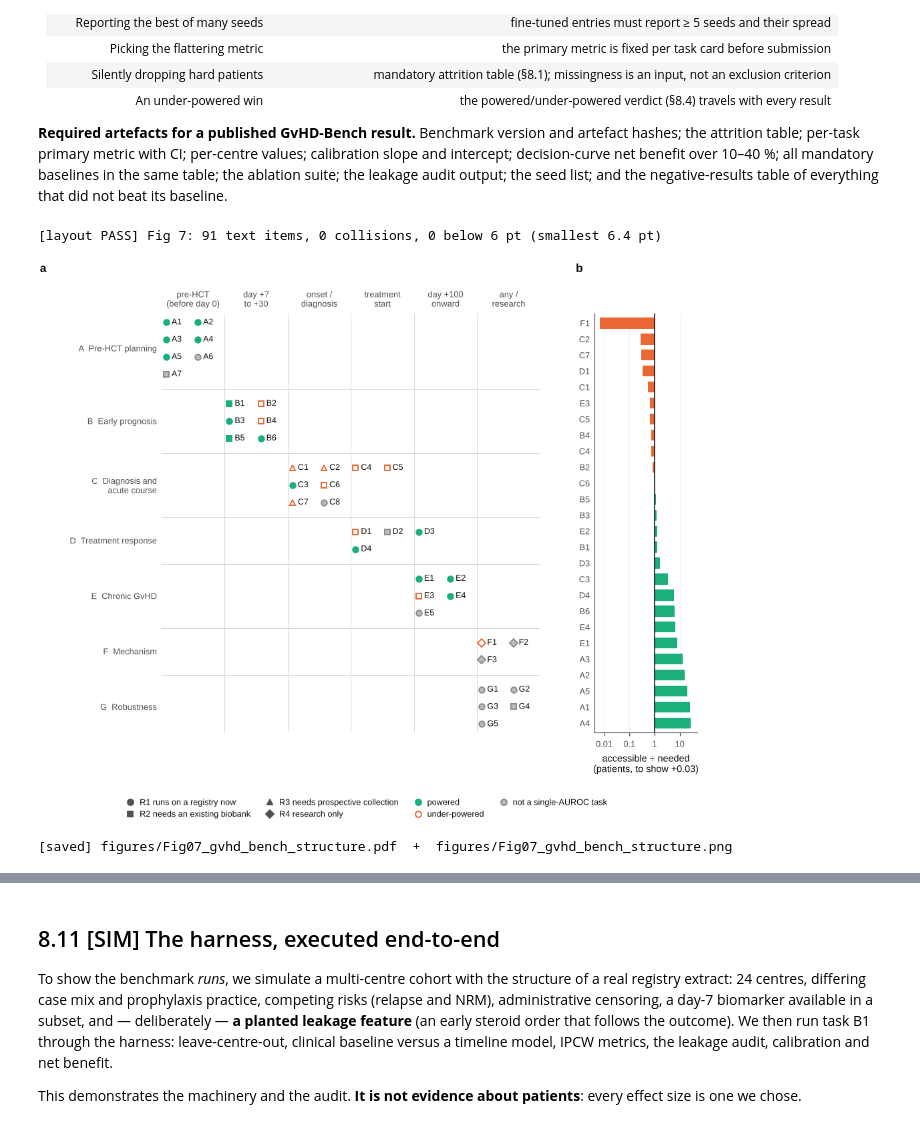
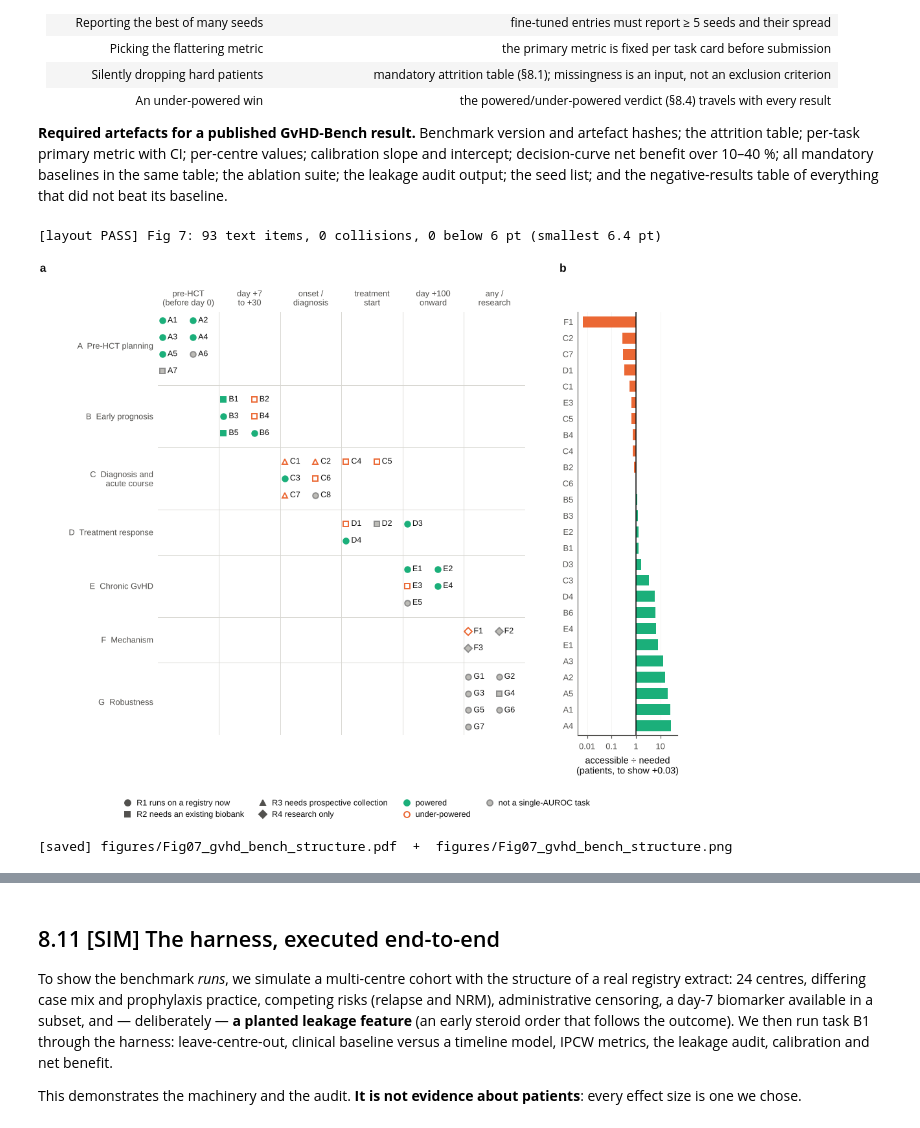
Before and after one commit to dhillonv10/benchmark-paper, a Jupyter notebook: ALLO_FM_GvHD_foundation_model.ipynb, the cells around one changed output, grey strips where cells are left out. Saved outputs shown, nothing was run; the diff lists cells and outputs as text; code cells hidden in the pictures.

```diff
--- a/ALLO_FM_GvHD_foundation_model.ipynb
+++ b/ALLO_FM_GvHD_foundation_model.ipynb
@@ -1492,18 +1571,16 @@ ax.set_ylabel('event tokens per patient'); ax.set_xlabel('data tier (cumulative)
 ax = fig.add_subplot(gs[0, 1]); ygrid(ax)                                       # (b) compute-optimal size
 for tiers, c in (('A', PAL['seq'][0]), ('A+B', PAL['seq'][3])):
     q = cmp[(cmp.tiers == tiers) & (cmp.regime.str.startswith('compute'))].sort_values('patients')
-    ax.plot(q.patients, q.parameters / 1e6, marker='o', ms=3.4, color=c, lw=1.6, label=f'Tier {tiers}', zorder=3)
+    ax.plot(q.patients, q.params / 1e6, marker='o', ms=3.4, color=c, lw=1.6, label=f'Tier {tiers}', zorder=3)
 band = ax.axhspan(30, 200, color=PAL['aqua'], alpha=.16, lw=0, label='ALLO-FM v1: 30–200 M')
 ax.set_xscale('log'); ax.set_yscale('log'); ax.set_ylim(1e-2, 2e4); ax.set_xlim(7e2, 7e5)
 ax.set_xlabel('patients in the pretraining corpus'); ax.set_ylabel('compute-optimal size (M parameters)')
 ax.legend(loc='upper left', labelspacing=.3); panel(ax, 'b')
 ax = fig.add_subplot(gs[0, 2]); ygrid(ax)                                       # (c) the bill
-REF = [('one run\nA+B, 100k', gpu_opt, PAL['aqua']), ('whole\nprogramme', gpu_opt * 40, PAL['seq'][2]),
-       ('7B LLM\n(for scale)', 6 * 7e9 * 2e12 / FLOPS_A100 / 3600, PAL['grey'])]
+REF = [('one run', gpu_opt, PAL['aqua']), ('programme', PROG_H, PAL['seq'][2]), ('7B LLM', a100_hours(LLM_FLOPS), PAL['grey'])]
 ax.bar(range(3), [r[1] for r in REF], color=[r[2] for r in REF], width=.6, zorder=3)
 for i, (lab, v, c) in enumerate(REF):
-    txt = f'{v:,.0f} h\n${v * COST_A100:,.0f}' if v < 1e5 else f'{v:,.0f} h\n${v * COST_A100 / 1e6:.1f}M'
-    ax.text(i, v * 1.6, txt, ha='center', va='bottom', fontsize=6.4, fontweight='bold')
+    ax.text(i, v * 1.6, f'{fmt_h(v)}\n{fmt_usd(v * USD_PER_H)}', ha='center', va='bottom', fontsize=6.4, fontweight='bold')
 ax.set_yscale('log'); ax.set_ylim(1, 1e8); ax.set_xticks(range(3)); ax.set_xticklabels([r[0] for r in REF])
 ax.set_ylabel('A100-hours (log scale)'); panel(ax, 'c')
 finish(fig, 6, 'training_requirements',
@@ -1511,6 +1588,7 @@ finish(fig, 6, 'training_requirements',
        'tiers: the EHR timeline (Tier B) supplies nearly all of them, and the deep assays add almost none while costing the '
        'most to obtain. (b) Compute-optimal model size at 20 tokens per parameter: a realistic corpus implies tens to '
        'low hundreds of millions of parameters, not billions (Tier A+B+C lies on the A+B line). (c) Pretraining cost at '
-       '$2 per A100-hour against a general 7B language model. Compute is not the binding constraint.')
+       '$2 per A100-hour, 30% utilisation and 4 epochs: one run (100,000 patients, Tier A+B), the whole enumerated programme (§7.2 table), and a general 7B language model. '
+       'Compute is not the binding constraint; assay and collection cost is (§9.8).')
 # %% [output]
 [layout PASS] Fig 6: 47 text items, 0 collisions, 0 below 6 pt (smallest 6.4 pt)
@@ -1773,21 +1857,9 @@ CARDS = {
  'F3': ('R4', 'D', 40, 'held-out perturbations', (None, None)),
  'G1': ('R1', 'as parent', 120000, 'temporal', (None, None)), 'G2': ('R1', 'as parent', 120000, 'leave-registry-out', (None, None)),
  'G3': ('R1', 'as parent', 120000, 'subgroup within parent split', (None, None)), 'G4': ('R2', 'A->D', 2500, 'nested tiers, same patients', (None, None)),
+ 'G6': ('R1', 'A', 8000, 'registry vs trial effect (BMT CTN 1703)', (None, None)), 'G7': ('R1', 'as parent', 120000, 'permutation + negative exposure', (None, None)),
  'G5': ('R1', 'as parent', 120000, 'simulated + natural missingness', (None, None)),
 }
-def hm_se_local(A, n1, n0):
-    Q1, Q2 = A / (2 - A), 2 * A * A / (1 + A)
-    return math.sqrt((A * (1 - A) + (n1 - 1) * (Q1 - A * A) + (n0 - 1) * (Q2 - A * A)) / (n1 * n0))
-
-def n_for_delta(auroc_base, delta, prev, rho=.85, power=.8, alpha=.05):
-    """Approximate n for 80% power on a paired comparison of two correlated AUROCs
-    (score correlation rho); cross-checked against the DeLong simulation in section 9."""
-    need = norm.ppf(1 - alpha / 2) + norm.ppf(power)
-    for n in range(100, 80001, 50):
-        se_d = math.sqrt(2 * (1 - rho)) * hm_se_local(auroc_base, max(int(n * prev), 2), max(int(n * (1 - prev)), 2))
-        if delta / max(se_d, 1e-12) >= need: return n
-    return None
-
 card_rows = []
 for _, r in reg.iterrows():
     rd, tier, n_acc, split, ach = CARDS[r.id]
@@ -2088,36 +2166,36 @@ axm.set_yticks([ymid[f] for f in FAMN]); axm.set_yticklabels([f'{f}  {FAMN[f]}'
 axm.xaxis.tick_top(); axm.set_xticks(np.arange(6) + .5); axm.set_xticklabels(BINS); axm.tick_params(axis='x', length=0)
 for sp in ('left', 'bottom', 'right', 'top'): axm.spines[sp].set_visible(False)
 axm.annotate('a', (0, 1), xycoords='axes fraction', xytext=(-1.3 * 72, 32), textcoords='offset points', fontsize=9, fontweight='bold')
 # (b) accessible / needed, for the 26 tasks that have a numeric requirement
 need = reg_full.dropna(subset=['n to show +0.03']).copy()
 need['req'] = need[['n to develop (50-param)', 'n to show +0.03']].astype(float).max(axis=1)
 need['ratio'] = need['n accessible (est.)'] / need['req']
 need = need.sort_values('ratio').reset_index(drop=True)
 axr.barh(np.arange(len(need)), need.ratio - 1, left=1, height=.68, zorder=3,
          color=[PAL['aqua'] if v == 'POWERED' else PAL['orange'] for v in need.verdict])
 axr.set_xscale('log'); axr.set_xlim(max(need.ratio.min() * .6, 1e-3), need.ratio.max() * 1.8); axr.axvline(1, color=PAL['ink'], lw=.8, zorder=4)
 axr.set_yticks(np.arange(len(need))); axr.set_yticklabels(need.id); axr.set_ylim(len(need) - .4, -.6)
 _tk = [t for t in (.01, .1, 1, 10, 100) if axr.get_xlim()[0] <= t <= axr.get_xlim()[1]]
 axr.set_xticks(_tk); axr.set_xticklabels([f'{t:g}' for t in _tk]); axr.minorticks_off()
 axr.tick_params(axis='y', length=0); ygrid(axr, 'x')
 axr.set_xlabel('accessible ÷ needed\n(patients, to show +0.03)')
 axr.annotate('b', (0, 1), xycoords='axes fraction', xytext=(-.2 * 72, 32), textcoords='offset points', fontsize=9, fontweight='bold')
 fig.legend([plt.Line2D([], [], marker=m, ls='none', ms=4.6, mfc=PAL['ink2'], mec=PAL['ink2']) for m in MARK.values()] +
            [plt.Line2D([], [], marker='o', ls='none', ms=4.6, mfc=PAL['aqua'], mec=PAL['aqua']),
             plt.Line2D([], [], marker='o', ls='none', ms=4.6, mfc='none', mec=PAL['orange'], mew=1.0),
             plt.Line2D([], [], marker='o', ls='none', ms=4.6, mfc=PAL['grey2'], mec=PAL['grey'])],
            ['R1 runs on a registry now', 'R2 needs an existing biobank', 'R3 needs prospective collection', 'R4 research only',
             'powered', 'under-powered', 'not a single-AUROC task'], ncol=4, loc='lower center', bbox_to_anchor=(.5, 0.0),
            columnspacing=1.5, handletextpad=.3, labelspacing=.45)
 finish(fig, 7, 'gvhd_bench_structure',
-       'GvHD-Bench v1.0. (a) The 38 tasks, grouped by family and by the landmark at which the prediction is made. Marker '
+       'GvHD-Bench v1.0. (a) The 40 tasks, grouped by family and by the landmark at which the prediction is made. Marker '
        'shape is data readiness and colour is the powered verdict; tasks that are not a single-AUROC comparison (donor ranking, '
        'counterfactual contrasts, representation and robustness audits) are grey. (b) For the 26 tasks with a numeric '
        'requirement: patients accessible divided by patients needed to demonstrate a +0.03 AUROC gain over the task '
        'baseline. Bars left of 1 are tasks the field cannot currently settle; they are labelled, not omitted.')
 # %% [output]
-[layout PASS] Fig 7: 91 text items, 0 collisions, 0 below 6 pt (smallest 6.4 pt)
+[layout PASS] Fig 7: 93 text items, 0 collisions, 0 below 6 pt (smallest 6.4 pt)
-[figure, old version]
+[figure, new version]
 [saved] figures/Fig07_gvhd_bench_structure.pdf  +  figures/Fig07_gvhd_bench_structure.png
 # %% [markdown]
 ## 8.10 Claim ladder, with gates fixed in advance
```
Also changed, not shown: parts of 76 cells of this notebook, 55 other files.
